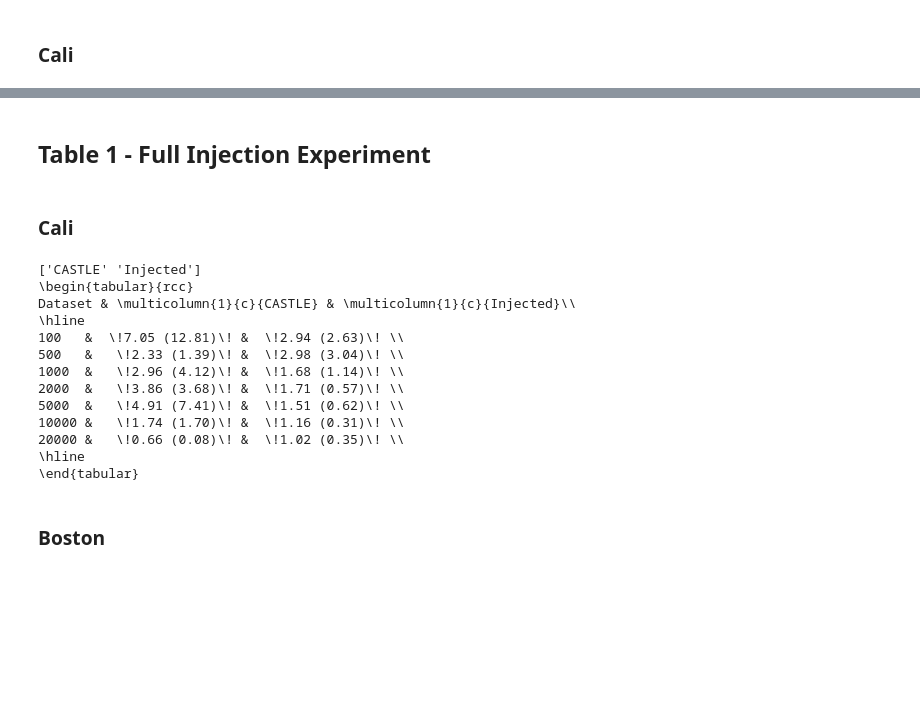
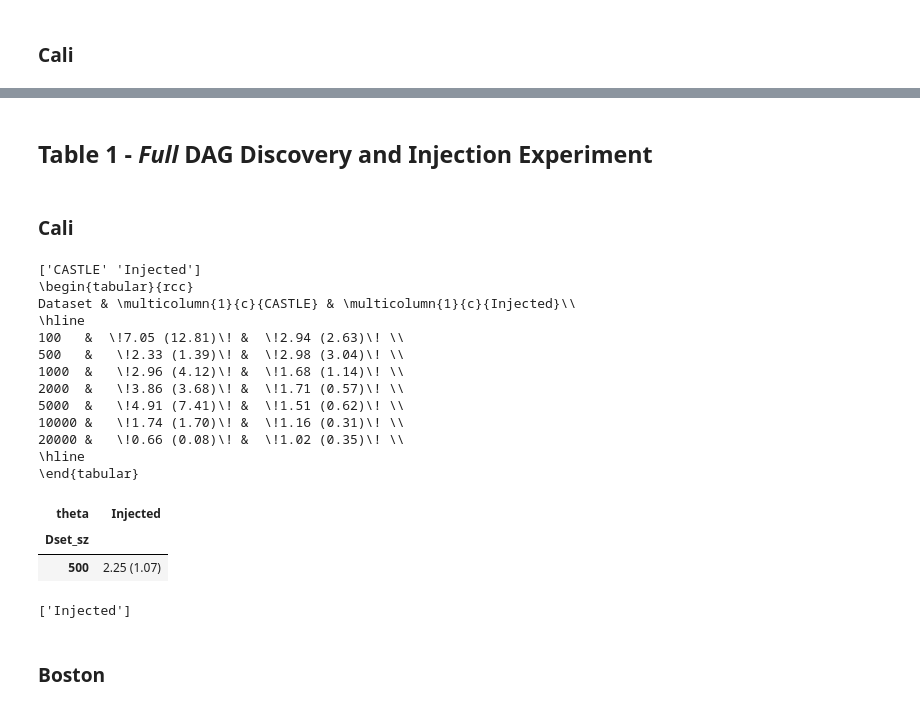
Before and after one commit to briziorusso/causal-injection-FFNN, a Jupyter notebook: Notebooks/Main_Real.ipynb, the cells around one changed output, grey strips where cells are left out. Cells and saved outputs as stored; diff of their text form; code cells hidden in the pictures; blank space fills up the shorter version.

```diff
--- a/Notebooks/Main_Real.ipynb
+++ b/Notebooks/Main_Real.ipynb
@@ -394,7 +390,7 @@ if save_figs:
 | 29 | 1.692 | 25 | 5 | 1.331741 | 0.026890 | 6.20 | 1.000000 |
 [interactive output not drawn]
 # %% [markdown]
-## Table 1 - Full Injection Experiment
+## Table 1 - *Full* DAG Discovery and Injection Experiment
 # %%
 def collect_and_build_tab(
                 version,
@@ -487,24 +483,29 @@ def collect_and_build_tab(
 # %%
 rerun_cali_size = False
 if rerun_cali_size:
     ### Nested
     %run -i main_realdata.py --version="cali_size3" --out_folds=5 --in_folds=5 --dataset_szs="100","500","1000","2000","5000","10000","20000" --thetas="-1","0.05"
 
 collect_and_build_tab(version = f'cali_size3', metric = 'MSE', tau = 0.05)
+collect_and_build_tab(version = f'cali_lr8', metric = 'MSE', tau = 0.05, cols = ["Injected"], sizes = ["500"],print_latex=False,display_edge=False,display_tab=True)
 # %% [output]
 ['CASTLE' 'Injected']
 \begin{tabular}{rcc}
 Dataset & \multicolumn{1}{c}{CASTLE} & \multicolumn{1}{c}{Injected}\\
 \hline
 100   &  \!7.05 (12.81)\! &  \!2.94 (2.63)\! \\
 500   &   \!2.33 (1.39)\! &  \!2.98 (3.04)\! \\
 1000  &   \!2.96 (4.12)\! &  \!1.68 (1.14)\! \\
 2000  &   \!3.86 (3.68)\! &  \!1.71 (0.57)\! \\
 5000  &   \!4.91 (7.41)\! &  \!1.51 (0.62)\! \\
 10000 &   \!1.74 (1.70)\! &  \!1.16 (0.31)\! \\
 20000 &   \!0.66 (0.08)\! &  \!1.02 (0.35)\! \\
 \hline
 \end{tabular}
+| theta | Injected |
+| Dset_sz |  |
+| 500 | 2.25 (1.07) |
+['Injected']
 # %% [markdown]
 ### Boston
 # %%
```
Also changed, not shown: parts of 1 cell of this notebook, 3 other files.
